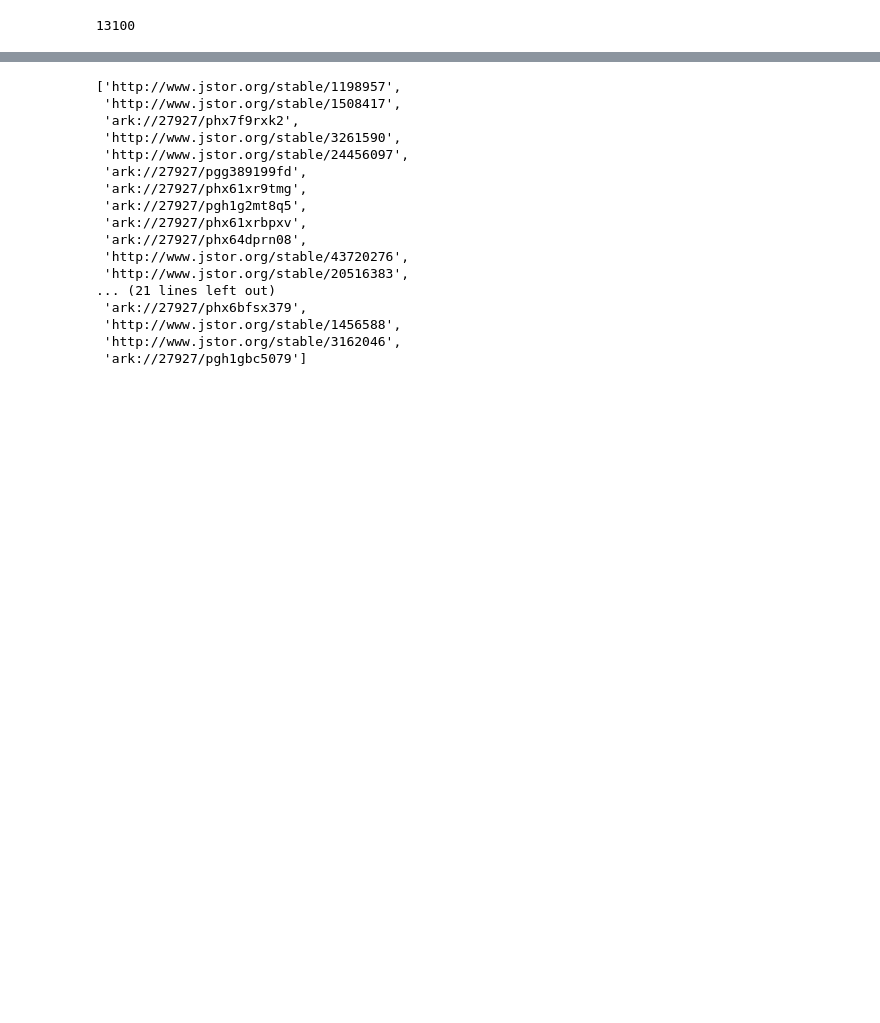
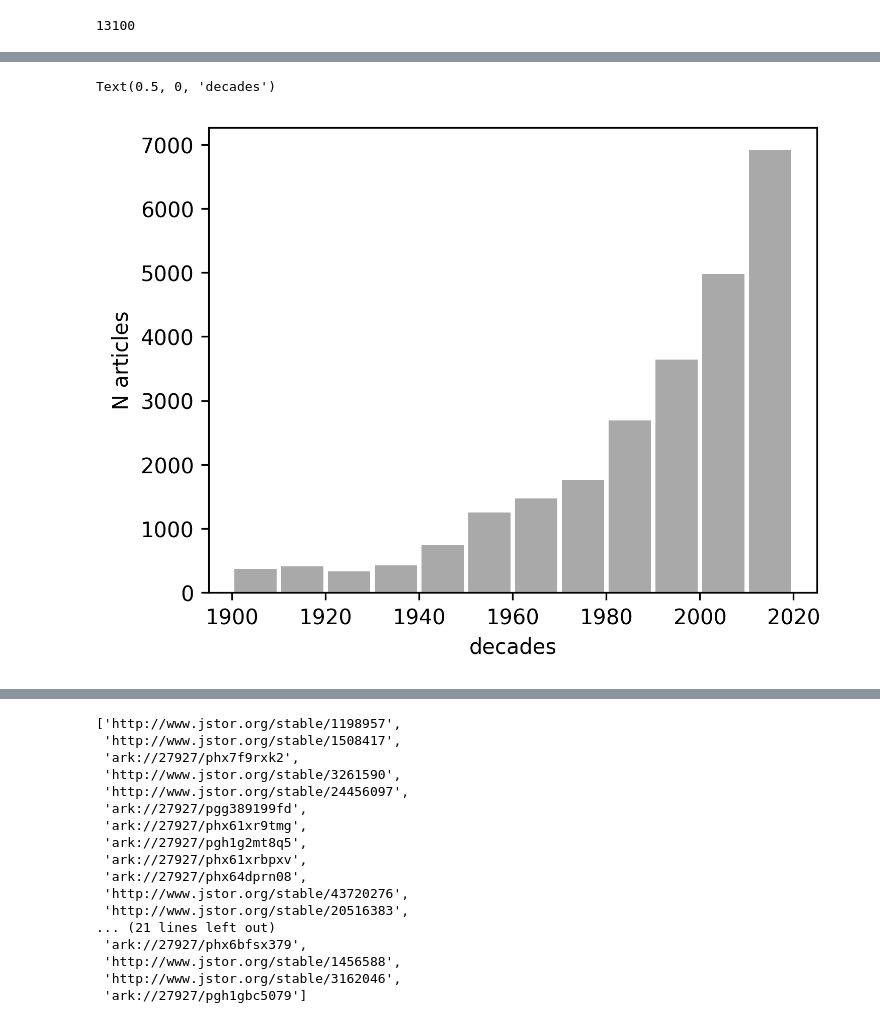
Before and after one commit to kasev/mops, a Jupyter notebook: scripts/2_jstor-metadata-explorations.ipynb, the cells around one changed output, grey strips where cells are left out. Cells and saved outputs as stored; diff of their text form; code cells hidden in the pictures; blank space fills up the shorter version.

```diff
--- a/scripts/2_jstor-metadata-explorations.ipynb
+++ b/scripts/2_jstor-metadata-explorations.ipynb
@@ -132,0 +219,12 @@ sum((mask_articles) & (mask_jstor))
+# %%
+metadata_df["decade"] = metadata_df["year"].apply(get_decade)
+# %%
+bidecades = [(1900,1919), (1920,1939), (1940,1959), (1960,1979), (1980,1999), (2000,2019)]
+
+def get_bidecade(year):
+    for start,stop in bidecades:
+        if start <= year <= stop:
+            return str(start)+"-"+str(stop)
+            break
+# %%
+metadata_df["bidecade"] = metadata_df["year"].apply(get_bidecade)
@@ -132,0 +247,3 @@ sum((mask_articles) & (mask_jstor))
+# %%
+decades = [n for n in range(1900,2030,10)]
+decades
@@ -132,0 +276,10 @@ sum((mask_articles) & (mask_jstor))
+# %%
+fig, ax = plt.subplots(figsize=(5.2,4), dpi=300)
+ax.hist(metadata_df["decade"], bins=decades, rwidth=0.9, color="darkgrey")
+ax.set_xlim(1895,2025)
+ax.set_ylabel("N articles")
+ax.set_xlabel("decades")
+#ax.set_xticks([dec+5 for dec in decades])
+# %% [output]
+Text(0.5, 0, 'decades')
+[figure, added]
```
Also changed, not shown: parts of 34 cells of this notebook, 7 other files.
